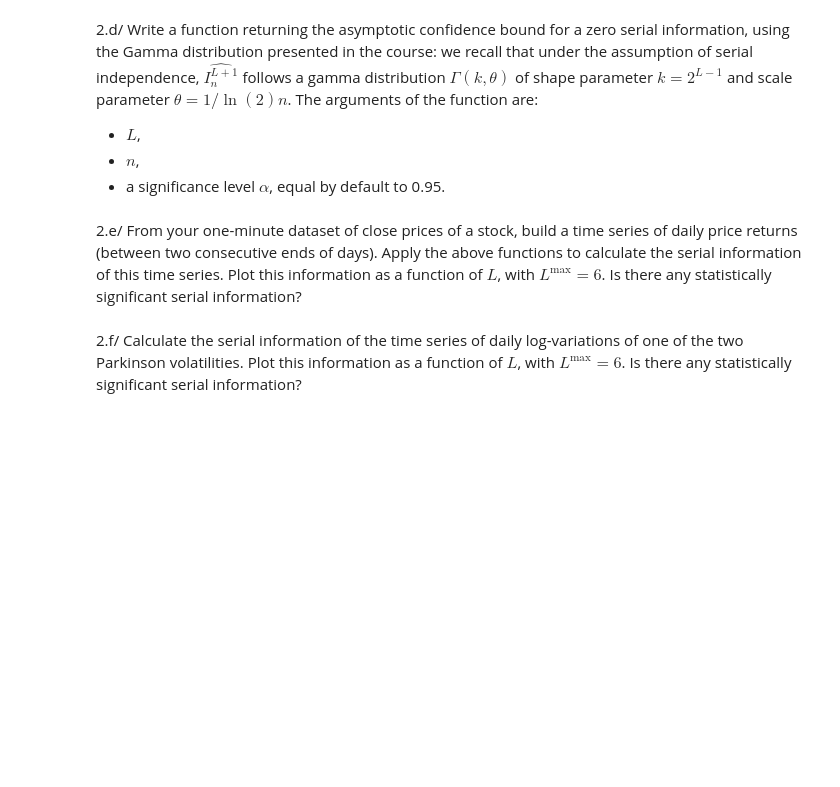
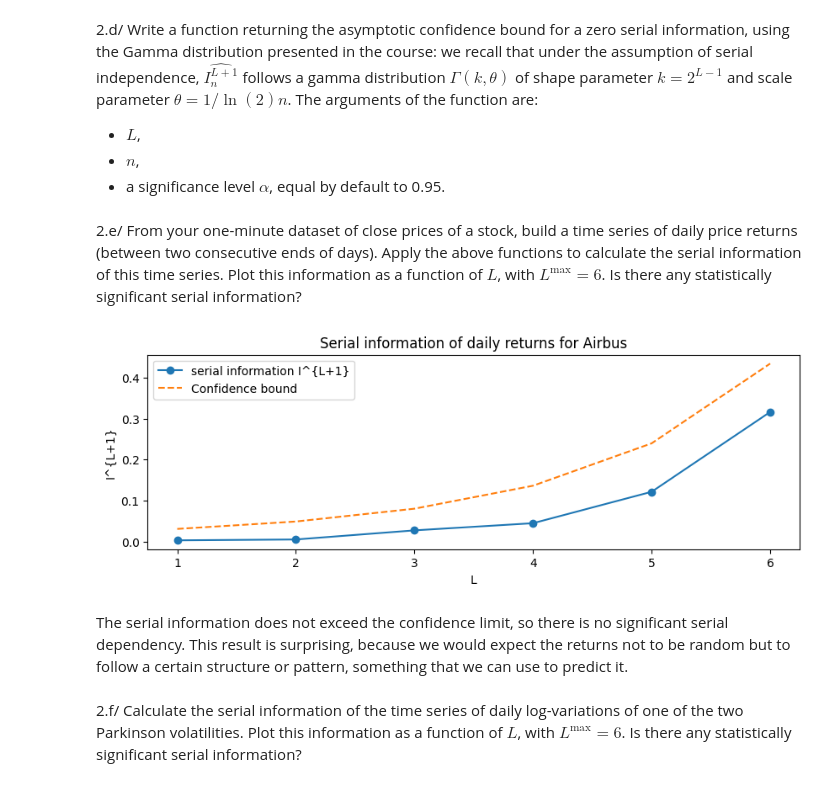
Before and after one commit to dianemans/Proj1_NPFD, a Jupyter notebook: M. Garcin/Project Part 1_serial dependence of Parkinson volatility.ipynb, the cells around one changed output. Saved outputs shown, nothing was run; the diff lists cells and outputs as text; code cells hidden in the pictures; blank space fills up the shorter version.

```diff
--- a/M. Garcin/Project Part 1_serial dependence of Parkinson volatility.ipynb
+++ b/M. Garcin/Project Part 1_serial dependence of Parkinson volatility.ipynb
@@ -374,5 +352,31 @@ def asymptotic_confidence_bound(L, n, alpha=0.95):
     return confidence_bound
 # %% [markdown]
 2.e/ From your one-minute dataset of close prices of a stock, build a time series of daily price returns (between two consecutive ends of days). Apply the above functions to calculate the serial information of this time series. Plot this information as a function of $L$, with $L^{\text{max}}=6$. Is there any statistically significant serial information?
+# %%
+# first we compute the daily returns
+returns_daily = data_AIR.groupby("Date only")['Close'].last().pct_change().dropna()
+
+# then we binarise daily proce returns
+time_series_binary = (returns_daily > 0).astype(int).values
+# %%
+L_max = 6
+serial_info = calculate_serial_information(time_series_binary, L_max)
+
+# we compute the confidence bounds for the serial information
+n = len(time_series_binary)
+confidence_bounds = {L: asymptotic_confidence_bound(L, n) for L in range(1, L_max + 1)}
+
+plt.figure(figsize=(10,3))
+plt.plot(serial_info.keys(), serial_info.values(), marker='o', label='serial information I^{L+1}')
+plt.plot(confidence_bounds.keys(), confidence_bounds.values(), linestyle='dashed', label='Confidence bound')
+plt.xlabel('L')
+plt.ylabel('I^{L+1}')
+plt.title('Serial information of daily returns for Airbus')
+plt.legend()
+plt.show()
+# %% [output]
+[figure, added]
+# %% [markdown]
+The serial information does not exceed the confidence limit, so there is no significant serial dependency. This result is surprising, because we would expect the returns not to be random but to follow a certain structure or pattern, something that we can use to predict it.
 # %% [markdown]
 2.f/ Calculate the serial information of the time series of daily log-variations of one of the two Parkinson volatilities. Plot this information as a function of $L$, with $L^{\text{max}}=6$. Is there any statistically significant serial information?
```
Also changed, not shown: parts of 9 cells of this notebook.
